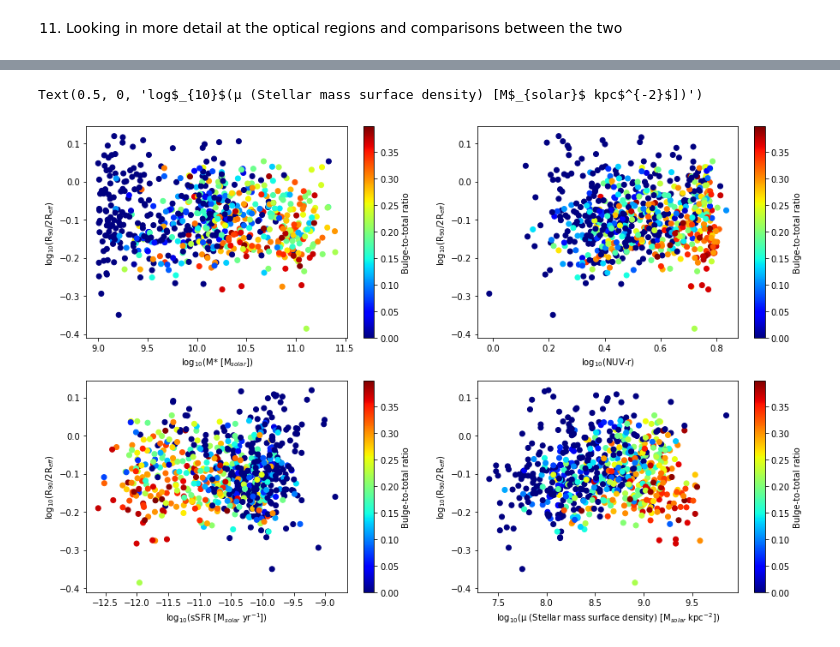
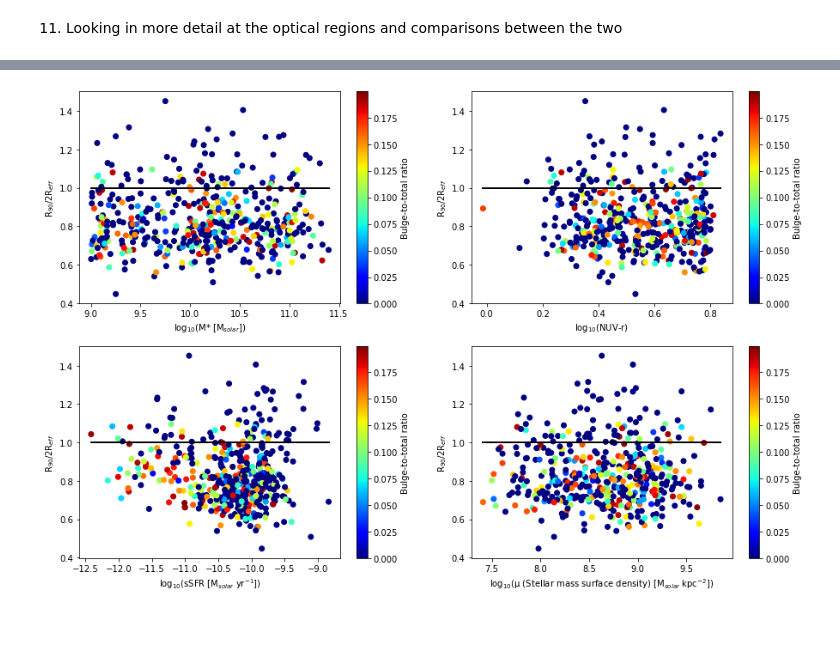
Before and after one commit to Luke-Williams-01/Luke-Williams-01, a Jupyter notebook: ICRARproject.ipynb, the cells around one changed output, grey strips where cells are left out. Saved outputs shown, nothing was run; the diff lists cells and outputs as text; code cells hidden in the pictures.

```diff
--- a/ICRARproject.ipynb
+++ b/ICRARproject.ipynb
@@ -1211,17 +1252,15 @@ Gradient: 1.0270502227793363 +/- 0.006825204393006232
 # %%
 # Cutting the relevant stellar mass properties
-lgMstar_cut = np.delete(lgMstar, (np.where(MFlag > 2)))
-NUVr_cut = np.delete(NUVr, (np.where(MFlag > 2)))
-SFR_best_cut = np.delete(SFR_best, (np.where(MFlag > 2)))
-lgmust_cut = np.delete(lgmust, (np.where(MFlag > 2)))
+lgMstar_cut = np.delete(lgMstar, (np.where(MFlag > 3)))
+NUVr_cut = np.delete(NUVr, (np.where(MFlag > 3)))
+SFR_best_cut = np.delete(SFR_best, (np.where(MFlag > 3)))
+lgmust_cut = np.delete(lgmust, (np.where(MFlag > 3)))
 # sSFR is calculated as the star formation rate / Mstar
 sSFR = SFR_best_cut / (10**lgMstar_cut)
 lgsSFR = np.log10(sSFR)
-
-BtoMCorrd_cut1 = np.delete(BtoMCorrd, (np.where(BtoMCorrd > 0.4)))
-lgMstar_cut1 = np.delete(lgMstar_cut, (np.where(BtoMCorrd > 0.4)))
-NUVr_cut1 = np.delete(NUVr_cut, (np.where(BtoMCorrd > 0.4)))
-lgmust_cut1 = np.delete(lgmust_cut, (np.where(BtoMCorrd > 0.4)))
-lgRratio_cut1 = np.delete(lgRratio, (np.where(BtoMCorrd > 0.4)))
-lgsSFR_cut1 = np.delete(lgsSFR, (np.where(BtoMCorrd > 0.4)))
+print('B/T > 0.6:', len(np.where(BtoMCorrd > 0.6)[0]))
+print('B/T > 0.4:', len(np.where(BtoMCorrd > 0.4)[0]))
+print('B/T > 0.2:', len(np.where(BtoMCorrd > 0.2)[0]))
+print('B/T > 0.1:', len(np.where(BtoMCorrd > 0.1)[0]))
+print('Galaxies where r90 is greater than double the effective disk radius:', len(np.where(R90kpc > Reffkpc)[0]))
 # %% [output]
@@ -1290,34 +1463,46 @@ Gradient for μ: -0.0009337924483157067 +/- 0.006179536764194731
 # %%
 # We can make a few plots that look at how well the radii ration corresponds to various galactic features from the sample
 plt.figure(figsize = (15,10))
+zliney = np.ones(100)
 
 # Plotting R90/2Reff against Stellar Mass
 plt.subplot(221)
-plt.scatter(lgMstar_cut1, lgRratio_cut1, c = BtoMCorrd_cut1, cmap ='jet')
+plt.scatter(lgMstar_0, Rratio_0, c = BtoMCorrd_0, cmap ='jet')
 plt.colorbar(label='Bulge-to-total ratio', orientation='vertical')
-plt.ylabel('log$_{10}$(R$_{90}$/2R$_{eff}$)')
+plt.ylabel('R$_{90}$/2R$_{eff}$')
 plt.xlabel('log$_{10}$(M* [M$_{solar}$])')
+x = lgMstar_0
+zlinex = np.linspace(min(x), max(x), 100)
+plt.plot(zlinex, zliney, 'k-', linewidth = 2);
 
 # Plotting R90/2Reff against NUV-r colour index
 plt.subplot(222)
-plt.scatter(np.log10(NUVr_cut1), lgRratio_cut1, c = BtoMCorrd_cut1, cmap='jet')
+plt.scatter(np.log10(NUVr_0), Rratio_0, c = BtoMCorrd_0, cmap='jet')
 plt.colorbar(label='Bulge-to-total ratio', orientation='vertical')
-plt.ylabel('log$_{10}$(R$_{90}$/2R$_{eff}$)')
+plt.ylabel('R$_{90}$/2R$_{eff}$')
 plt.xlabel('log$_{10}$(NUV-r)')
+x = np.log10(NUVr_0)
+zlinex = np.linspace(min(x), max(x), 100)
+plt.plot(zlinex, zliney, 'k-', linewidth = 2);
 
 # Plotting R90/2Reff against sSFR, specific Star Formation Rate
 plt.subplot(223)
-plt.scatter(lgsSFR_cut1, lgRratio_cut1, c = BtoMCorrd_cut1, cmap='jet')
+plt.scatter(lgsSFR_0, Rratio_0, c = BtoMCorrd_0, cmap='jet')
 plt.colorbar(label='Bulge-to-total ratio', orientation='vertical')
-plt.ylabel('log$_{10}$(R$_{90}$/2R$_{eff}$)')
+plt.ylabel('R$_{90}$/2R$_{eff}$')
 plt.xlabel('log$_{10}$(sSFR [M$_{solar}$ yr$^{-1}$])')
+x = lgsSFR_0
+zlinex = np.linspace(min(x), max(x), 100)
+plt.plot(zlinex, zliney, 'k-', linewidth = 2);
 
 # Plotting R90/2Reff against stellar mass surface density
 plt.subplot(224)
-plt.scatter(lgmust_cut1, lgRratio_cut1, c = BtoMCorrd_cut1, cmap='jet')
+plt.scatter(lgmust_0, Rratio_0, c = BtoMCorrd_0, cmap='jet')
 plt.colorbar(label='Bulge-to-total ratio', orientation='vertical')
-plt.ylabel('log$_{10}$(R$_{90}$/2R$_{eff}$)')
+plt.ylabel('R$_{90}$/2R$_{eff}$')
 plt.xlabel('log$_{10}$(μ (Stellar mass surface density) [M$_{solar}$ kpc$^{-2}$])')
+x = lgmust_0
+zlinex = np.linspace(min(x), max(x), 100)
+plt.plot(zlinex, zliney, 'k-', linewidth = 2);
 # %% [output]
-Text(0.5, 0, 'log$_{10}$(μ (Stellar mass surface density) [M$_{solar}$ kpc$^{-2}$])')
-[figure, old version]
+[figure, new version]
```
Also changed, not shown: parts of 23 cells of this notebook.
